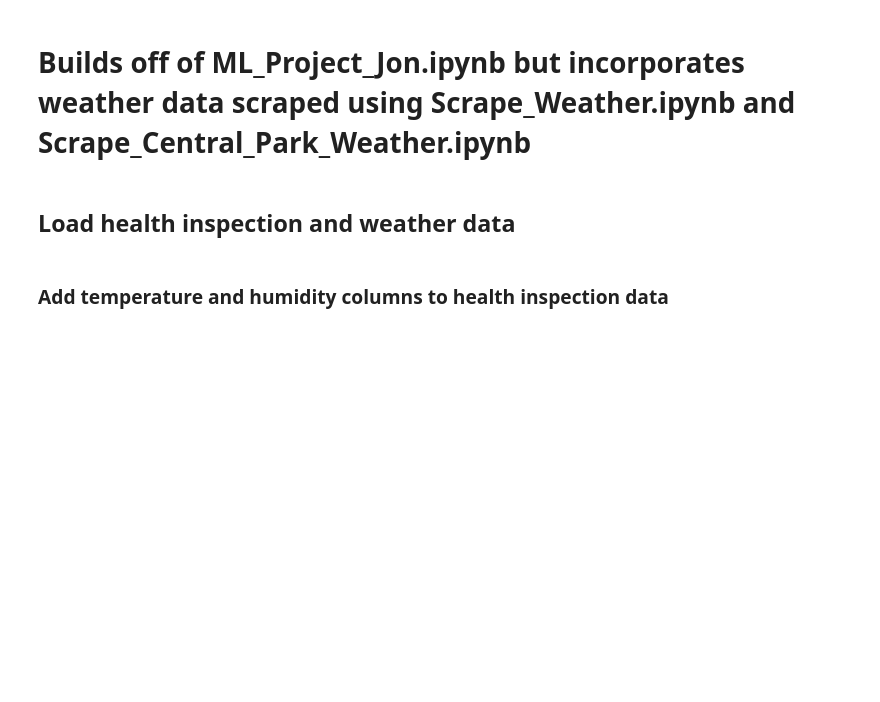
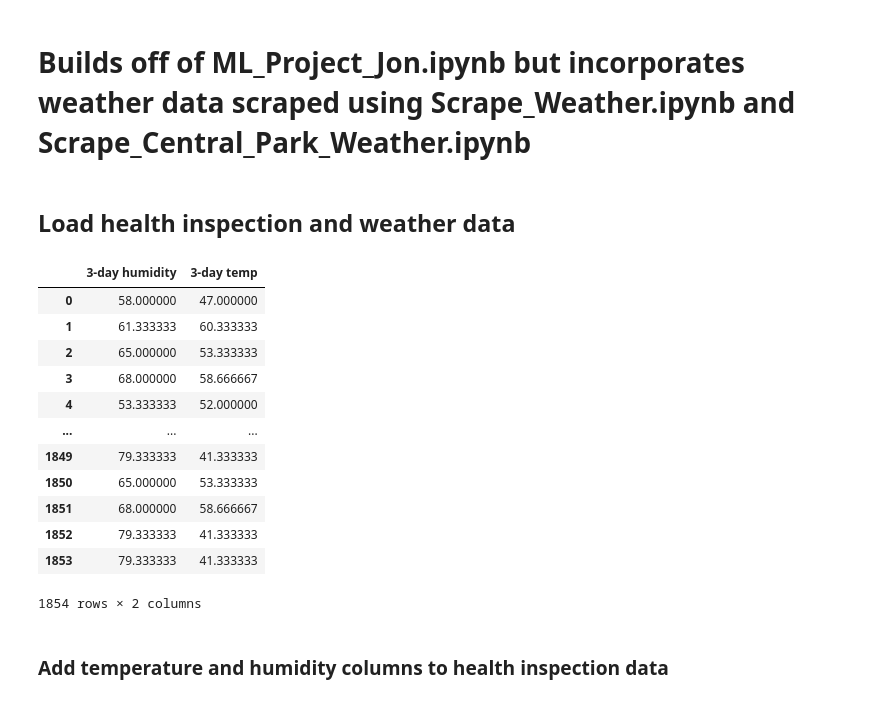
Before and after one commit to jchelmers/urban-data-project, a Jupyter notebook: weather/Incorporate_Weather_Data.ipynb, the cells around one changed output. Saved outputs shown, nothing was run; the diff lists cells and outputs as text; code cells hidden in the pictures; blank space fills up the shorter version.

```diff
--- a/weather/Incorporate_Weather_Data.ipynb
+++ b/weather/Incorporate_Weather_Data.ipynb
@@ -19,8 +20,25 @@ pd.set_option('max_rows', 10)
 # %% [markdown]
 ## Load health inspection and weather data
 # %%
-violations_df = pd.read_csv('../health_inspect_cleaned.csv', index_col=0) # file is in GitHub
-weather_df = pd.read_csv('weather_data.csv') # file is in GitHub
+violations_df = pd.read_csv('../health_inspect_cleaned.csv', index_col=0)
+weather_df = pd.read_csv('weather_data.csv', index_col=None)
+CentralPark_df = pd.read_csv('weather_CentralPark.csv', index_col=0)
+
+display(CentralPark_df)
+# %% [output]
+|  | 3-day humidity | 3-day temp |
+| 0 | 58.000000 | 47.000000 |
+| 1 | 61.333333 | 60.333333 |
+| 2 | 65.000000 | 53.333333 |
+| 3 | 68.000000 | 58.666667 |
+| 4 | 53.333333 | 52.000000 |
+| ... | ... | ... |
+| 1849 | 79.333333 | 41.333333 |
+| 1850 | 65.000000 | 53.333333 |
+| 1851 | 68.000000 | 58.666667 |
+| 1852 | 79.333333 | 41.333333 |
+| 1853 | 79.333333 | 41.333333 |
+1854 rows × 2 columns
 # %% [markdown]
 ### Add temperature and humidity columns to health inspection data
 # %%
```
Also changed, not shown: parts of 12 cells of this notebook.
